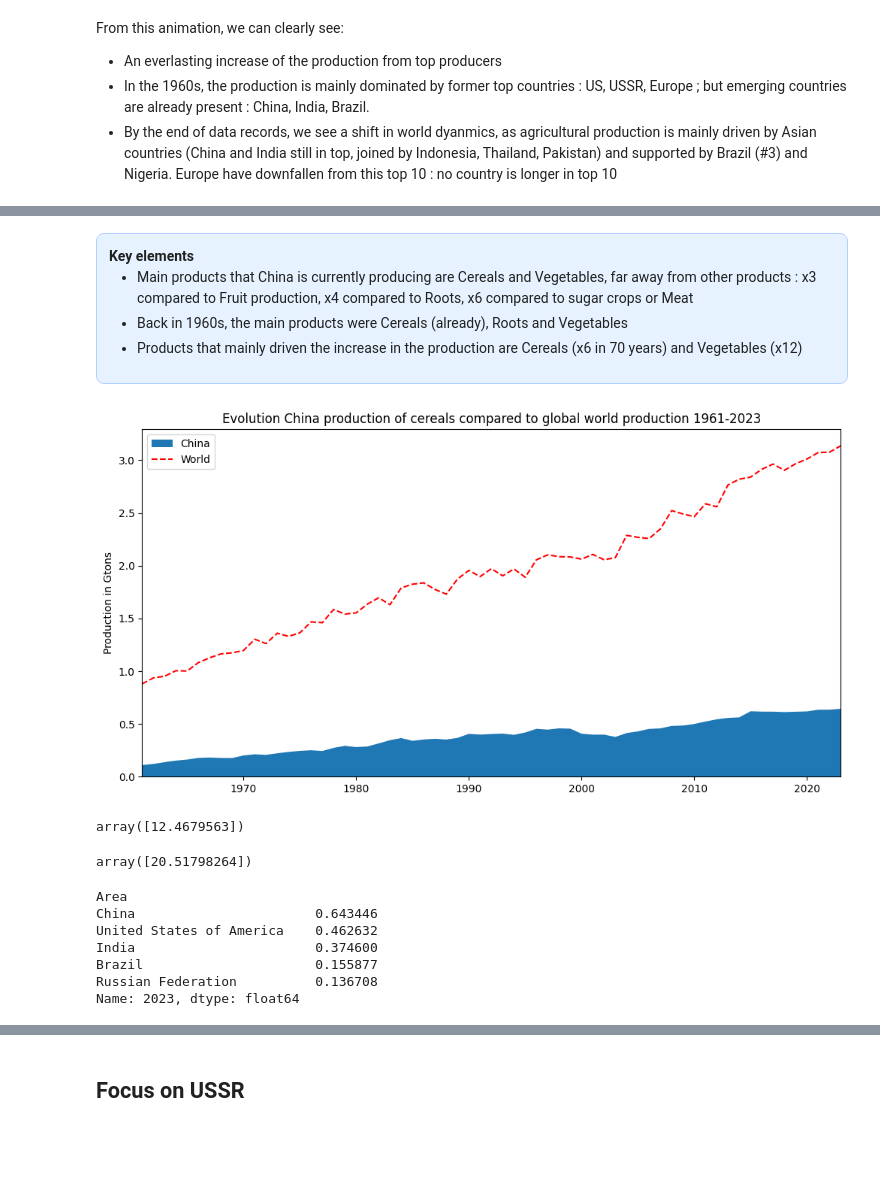
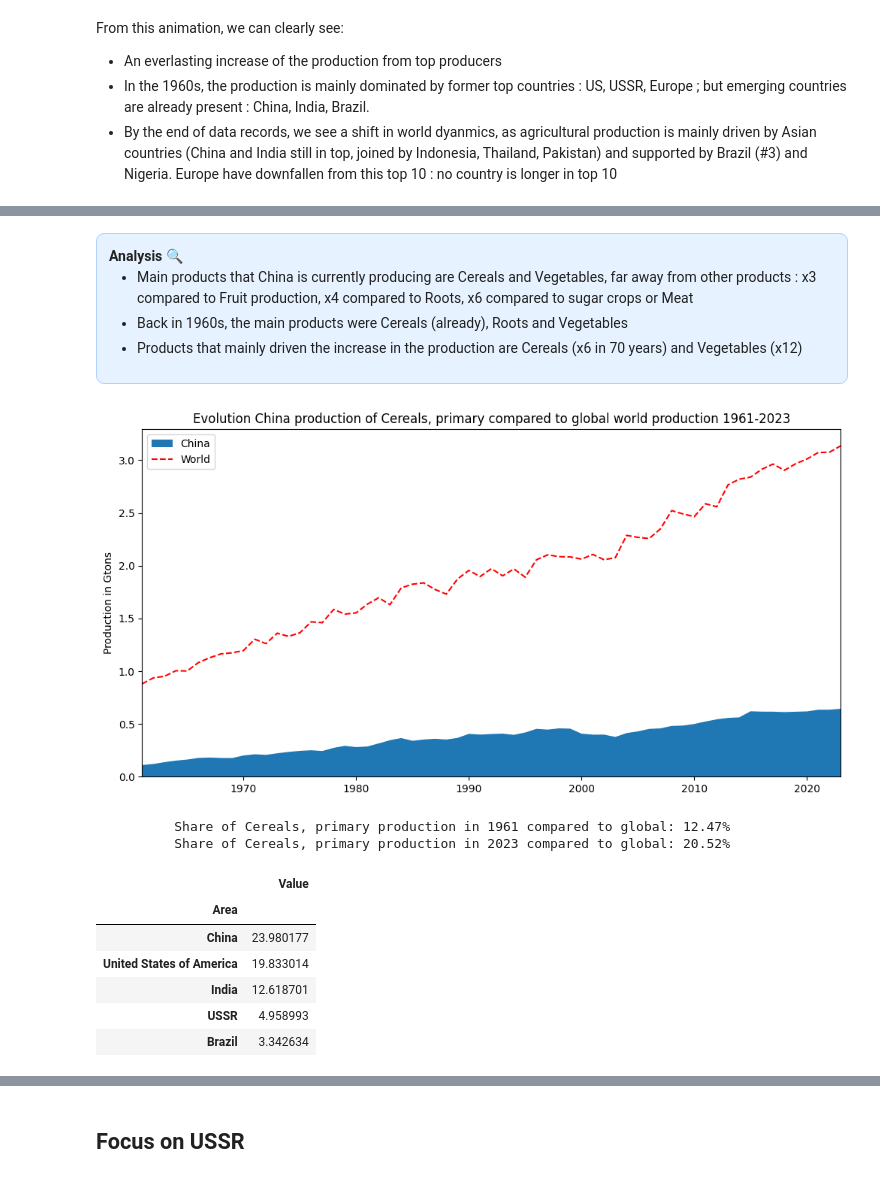
Before and after one commit to SimFour64/fao_analysis, a Jupyter notebook: notebooks/04_Report on Agricultural Production.ipynb, the cells around one changed output, grey strips where cells are left out. Drawn from its saved outputs; the diff is of its cells as text; code cells hidden in the pictures; blank space fills up the shorter version.

```diff
--- a/notebooks/04_Report on Agricultural Production.ipynb
+++ b/notebooks/04_Report on Agricultural Production.ipynb
@@ -189,50 +269,26 @@ px.line(data_frame=china_prod,
     margin: 10px 0;
     font-size: 14px;
 ">
-    <b>Key elements</b> </br>
+    <b>Analysis 🔍</b> </br>
     <ul>
     <li>Main products that China is currently producing are Cereals and Vegetables, far away from other products : x3 compared to Fruit production, x4 compared to Roots, x6 compared to sugar crops or Meat</li>
     <li>Back in 1960s, the main products were Cereals (already), Roots and Vegetables</li>
     <li>Products that mainly driven the increase in the production are Cereals (x6 in 70 years) and Vegetables (x12)</li>
     </ul>
 </div>
-# %%
-historic_cereals_china = get_historical_production(df_prod, ["China"], period=[1961,2023], product="Cereals, primary")
-historic_cereals_world = get_historical_production(df_prod, countries, period=[1961,2023], product="Cereals, primary").sum()
-
-plt.figure(figsize=(12,6))
-plt.stackplot(historic_cereals_china.columns,
-             historic_cereals_china,
-             labels=["China"])
-
-sns.lineplot(data=historic_cereals_world, label="World", color="r", ls="--")
-
-plt.title("Evolution China production of cereals compared to global world production 1961-2023")
-plt.xlim([1961,2023])
-plt.xlabel(None)
-plt.ylabel("Production in Gtons")
-
-plt.show()
-# %% [output]
-[figure, removed]
-# %%
-historic_cereals_china[1961].values / historic_cereals_world[1961] * 100
-# %% [output]
-array([12.4679563])
-# %%
-historic_cereals_china[2023].values / historic_cereals_world[2023] * 100
-# %% [output]
-array([20.51798264])
-# %%
-get_historical_production(df_prod, countries, period=[1961,2023], product="Cereals, primary")[2023].nlargest(5)
-# %% [output]
-Area
-China                       0.643446
-United States of America    0.462632
-India                       0.374600
-Brazil                      0.155877
-Russian Federation          0.136708
-Name: 2023, dtype: float64
+# %%
+get_report_country_on_item(df_prod,"China","Cereals, primary")
+# %% [output]
+[figure, added]
+          Share of Cereals, primary production in 1961 compared to global: 12.47%
+          Share of Cereals, primary production in 2023 compared to global: 20.52%
+|  | Value |
+| Area |  |
+| China | 23.980177 |
+| United States of America | 19.833014 |
+| India | 12.618701 |
+| USSR | 4.958993 |
+| Brazil | 3.342634 |
 # %% [markdown]
 <div style="
     background-color: #e6f2ff;
```
Also changed, not shown: parts of 40 cells of this notebook, 1 other file.
